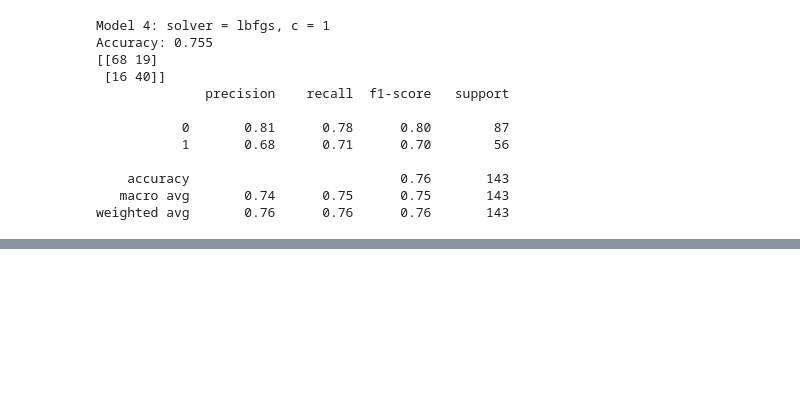
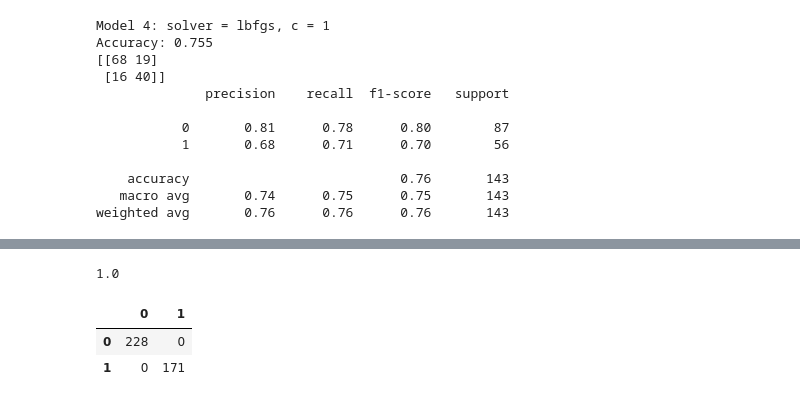
Before and after one commit to Promeos/classification-exercises, a Jupyter notebook: model.ipynb, the cells around one changed output, grey strips where cells are left out. Cells and saved outputs as stored; diff of their text form; code cells hidden in the pictures; blank space fills up the shorter version.

```diff
--- a/model.ipynb
+++ b/model.ipynb
@@ -494,0 +587,9 @@ weighted avg       0.76      0.76      0.76       143
+# %%
+model_1_score = tree_clf.score(X_train, y_train)
+print(model_1_score)
+pd.DataFrame(confusion_matrix(y_train, y_prediction_train))
+# %% [output]
+1.0
+|  | 0 | 1 |
+| 0 | 228 | 0 |
+| 1 | 0 | 171 |
```
Also changed, not shown: parts of 19 cells of this notebook, 1 other file.
